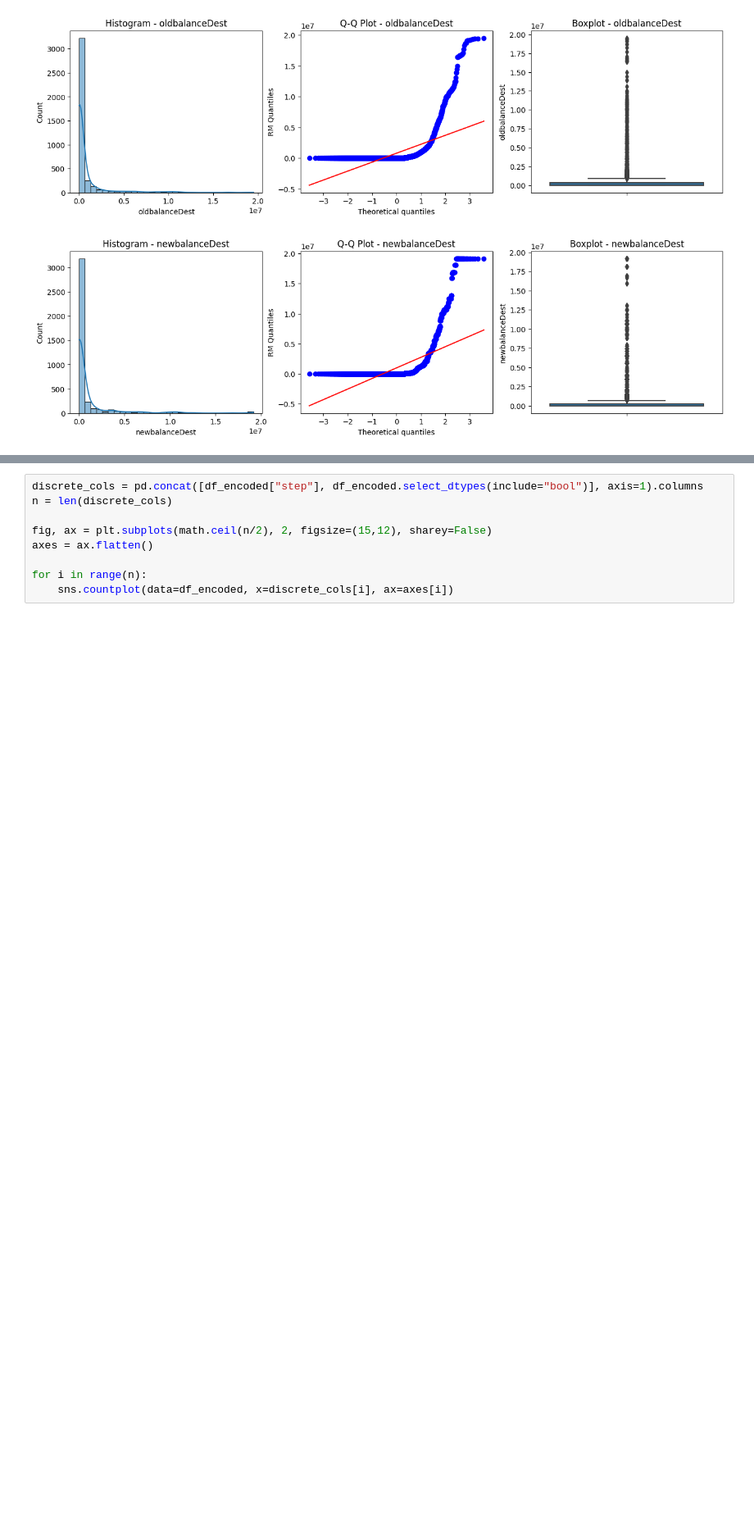
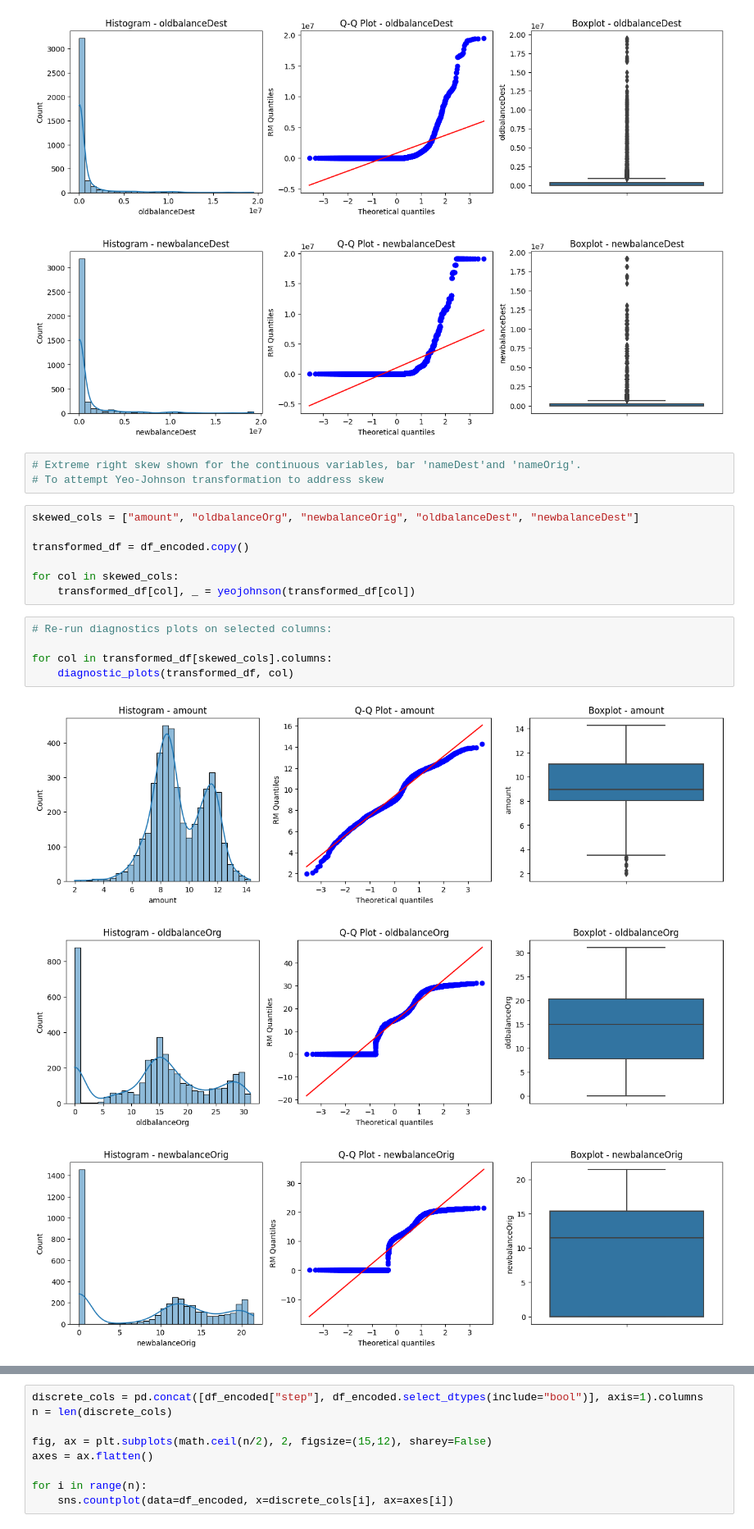
Before and after one commit to mrmarq1/fraud-detection, a Jupyter notebook: fraud_detection.ipynb, the cells around one changed output, grey strips where cells are left out. Shown at 82% size. Saved outputs shown, nothing was run; the diff lists cells and outputs as text; blank space fills up the shorter version.

```diff
--- a/fraud_detection.ipynb
+++ b/fraud_detection.ipynb
@@ -217,3 +214,22 @@ for col in continuous_cols.columns:
 [figure]
 [figure]
 [figure]
+# %%
+# Extreme right skew shown for the continuous variables, bar 'nameDest'and 'nameOrig'.
+# To attempt Yeo-Johnson transformation to address skew
+# %%
+skewed_cols = ["amount", "oldbalanceOrg", "newbalanceOrig", "oldbalanceDest", "newbalanceDest"]
+
+transformed_df = df_encoded.copy()
+
+for col in skewed_cols:
+    transformed_df[col], _ = yeojohnson(transformed_df[col])
+# %%
+# Re-run diagnostics plots on selected columns:
+
+for col in transformed_df[skewed_cols].columns:
+    diagnostic_plots(transformed_df, col)
+# %% [output]
+[figure, added]
+[figure, added]
+[figure, added]
```
Also changed, not shown: parts of 3 cells of this notebook.
